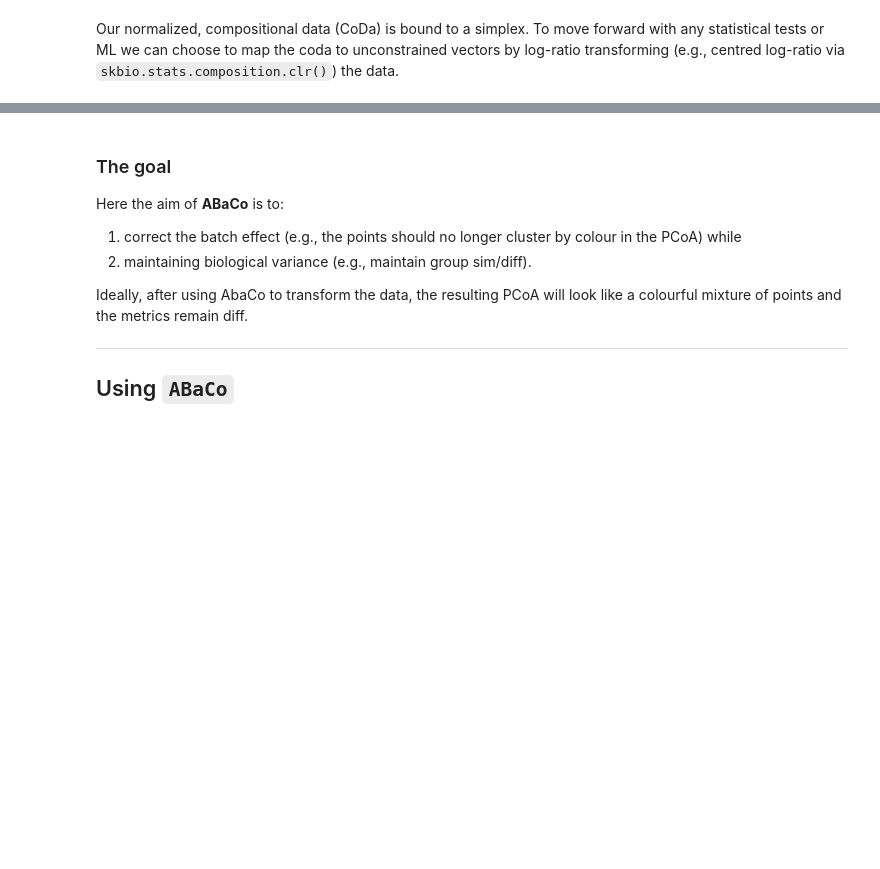
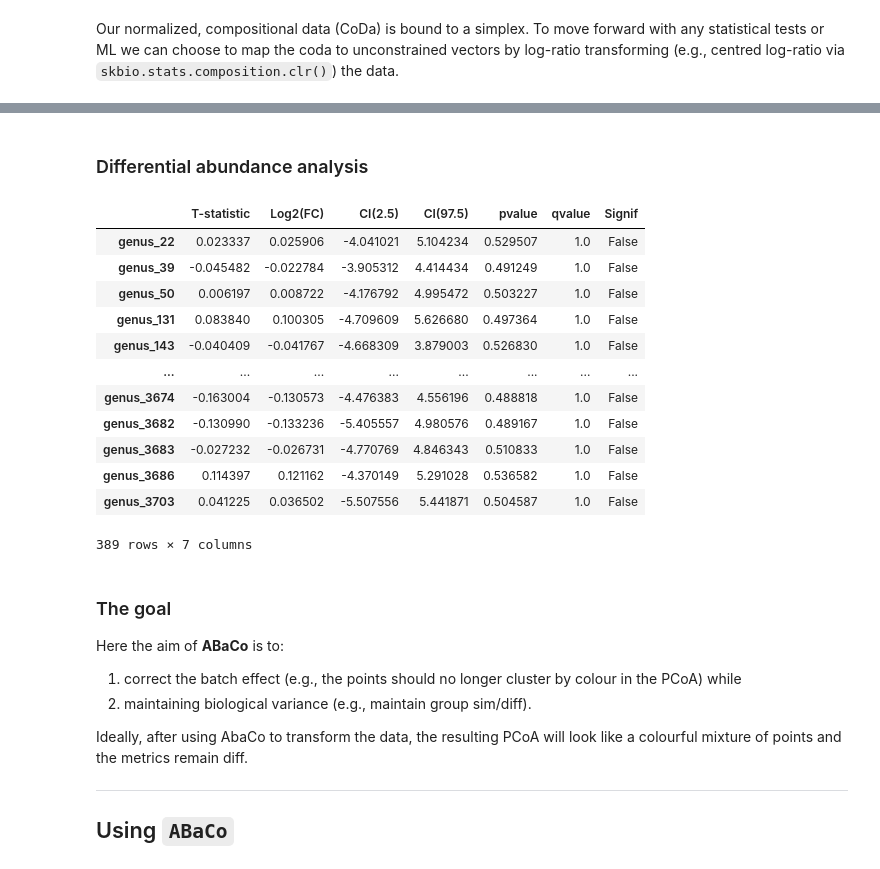
Before and after one commit to Multiomics-Analytics-Group/abaco, a Jupyter notebook: docs/tutorial/demo-mgnify-mys-1135.ipynb, the cells around one changed output, grey strips where cells are left out. Cells and saved outputs as stored; diff of their text form; code cells hidden in the pictures; blank space fills up the shorter version.

```diff
--- a/docs/tutorial/demo-mgnify-mys-1135.ipynb
+++ b/docs/tutorial/demo-mgnify-mys-1135.ipynb
@@ -125,3 +159,31 @@ adata.write_h5ad("data/mgnify_MGYS00001135.h5ad")
+# %% [markdown]
+### Differential abundance analysis
+# %%
+from skbio.stats.composition import dirmult_ttest
+
+# genus is in 10% of samples
+subset = adata[:, (adata.X > 0).sum(axis=0) / adata.shape[0] > 0.1]
+
+dirmult_ttest(
+    table=subset.to_df(layer='normalized_abaco'),
+    grouping=subset.obs[bio_col],
+    treatment='RD',
+    reference='RL',
+)
+# %% [output]
+|  | T-statistic | Log2(FC) | CI(2.5) | CI(97.5) | pvalue | qvalue | Signif |
+| genus_22 | 0.023337 | 0.025906 | -4.041021 | 5.104234 | 0.529507 | 1.0 | False |
+| genus_39 | -0.045482 | -0.022784 | -3.905312 | 4.414434 | 0.491249 | 1.0 | False |
+| genus_50 | 0.006197 | 0.008722 | -4.176792 | 4.995472 | 0.503227 | 1.0 | False |
+| genus_131 | 0.083840 | 0.100305 | -4.709609 | 5.626680 | 0.497364 | 1.0 | False |
+| genus_143 | -0.040409 | -0.041767 | -4.668309 | 3.879003 | 0.526830 | 1.0 | False |
+| ... | ... | ... | ... | ... | ... | ... | ... |
+| genus_3674 | -0.163004 | -0.130573 | -4.476383 | 4.556196 | 0.488818 | 1.0 | False |
+| genus_3682 | -0.130990 | -0.133236 | -5.405557 | 4.980576 | 0.489167 | 1.0 | False |
+| genus_3683 | -0.027232 | -0.026731 | -4.770769 | 4.846343 | 0.510833 | 1.0 | False |
+| genus_3686 | 0.114397 | 0.121162 | -4.370149 | 5.291028 | 0.536582 | 1.0 | False |
+| genus_3703 | 0.041225 | 0.036502 | -5.507556 | 5.441871 | 0.504587 | 1.0 | False |
+389 rows × 7 columns
 # %% [markdown]
 
 
```
Also changed, not shown: parts of 14 cells of this notebook.
